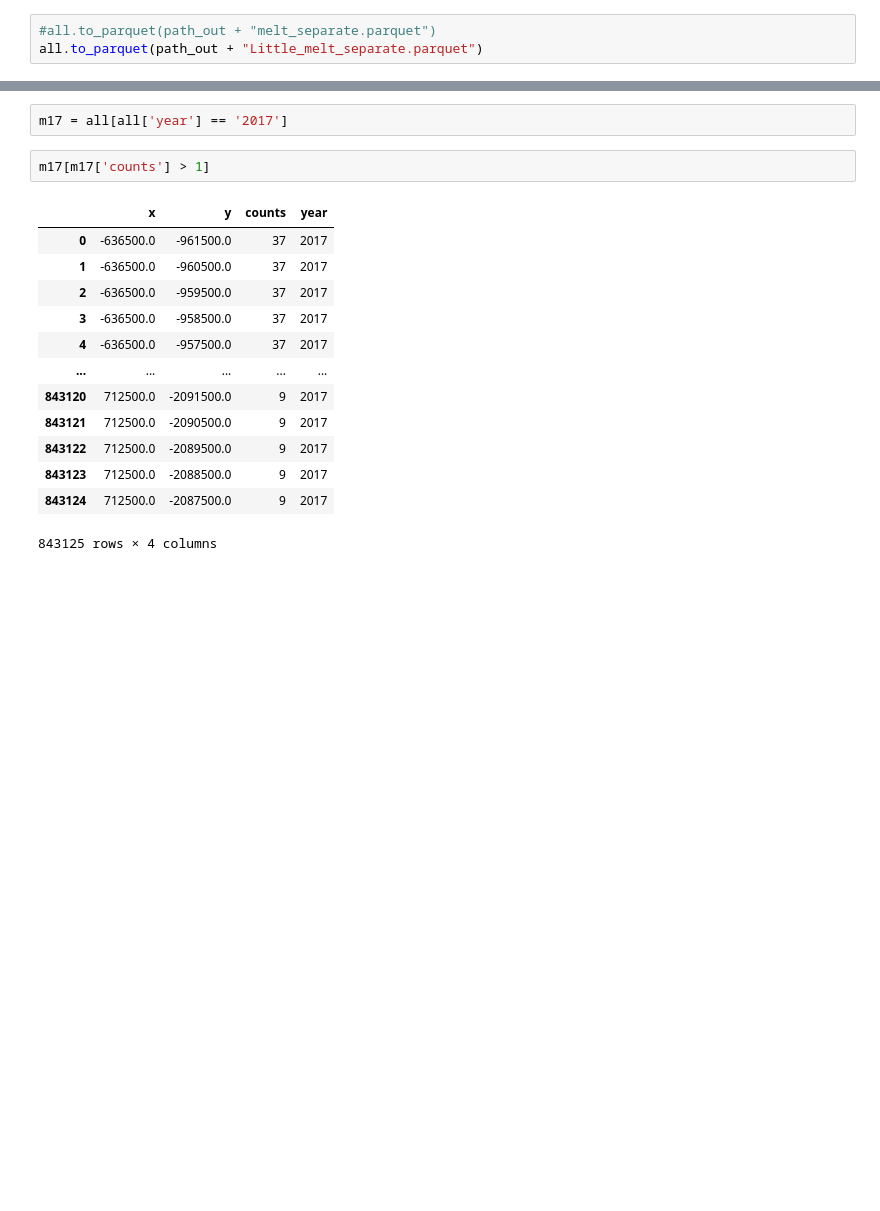
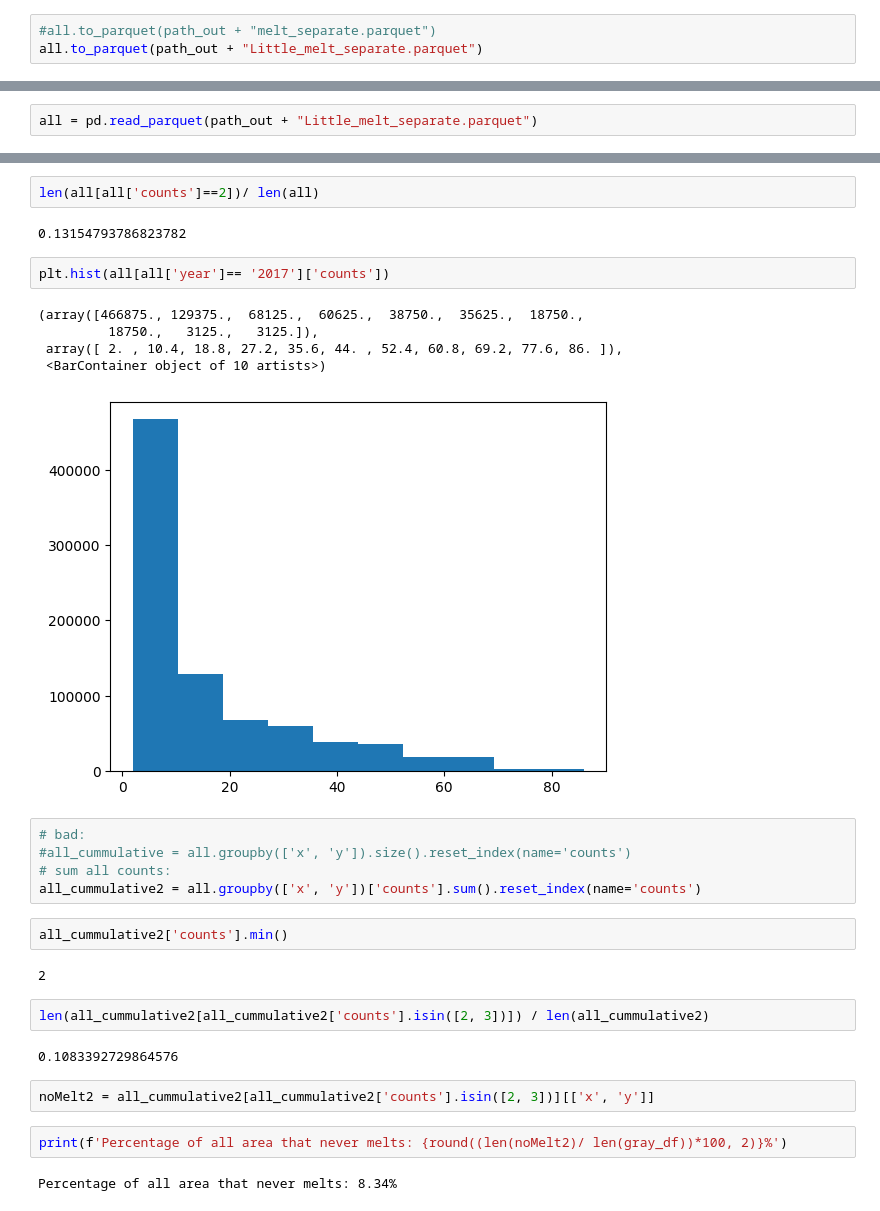
Before and after one commit to linaskerath/RP_Greenland, a Jupyter notebook: Scripts/07_2_find_non_melt_area copy.ipynb, the cells around one changed output, grey strips where cells are left out. Cells and saved outputs as stored; diff of their text form; blank space fills up the shorter version.

Commit message:
littleMelt indexes added

```diff
--- a/Scripts/07_2_find_non_melt_area copy.ipynb
+++ b/Scripts/07_2_find_non_melt_area copy.ipynb
@@ -273,0 +249,2 @@ all.to_parquet(path_out + "Little_melt_separate.parquet")
+# %%
+all = pd.read_parquet(path_out + "Little_melt_separate.parquet")
@@ -278,18 +269,31 @@ array(['2017', '2018', '2019', '2020', '2021'], dtype=object)
+# %%
+len(all[all['counts']==2])/ len(all)
+# %% [output]
+0.13154793786823782
 # %%
-m17 = all[all['year'] == '2017']
+plt.hist(all[all['year']== '2017']['counts'])
+# %% [output]
+(array([466875., 129375.,  68125.,  60625.,  38750.,  35625.,  18750.,
+         18750.,   3125.,   3125.]),
+ array([ 2. , 10.4, 18.8, 27.2, 35.6, 44. , 52.4, 60.8, 69.2, 77.6, 86. ]),
+ <BarContainer object of 10 artists>)
+[figure, added]
-# %%
-m17[m17['counts'] > 1]
-# %% [output]
-|  | x | y | counts | year |
-| 0 | -636500.0 | -961500.0 | 37 | 2017 |
-| 1 | -636500.0 | -960500.0 | 37 | 2017 |
-| 2 | -636500.0 | -959500.0 | 37 | 2017 |
-| 3 | -636500.0 | -958500.0 | 37 | 2017 |
-| 4 | -636500.0 | -957500.0 | 37 | 2017 |
-| ... | ... | ... | ... | ... |
-| 843120 | 712500.0 | -2091500.0 | 9 | 2017 |
-| 843121 | 712500.0 | -2090500.0 | 9 | 2017 |
-| 843122 | 712500.0 | -2089500.0 | 9 | 2017 |
-| 843123 | 712500.0 | -2088500.0 | 9 | 2017 |
-| 843124 | 712500.0 | -2087500.0 | 9 | 2017 |
-843125 rows × 4 columns
+# %%
+# bad:
+#all_cummulative = all.groupby(['x', 'y']).size().reset_index(name='counts')
+# sum all counts:
+all_cummulative2 = all.groupby(['x', 'y'])['counts'].sum().reset_index(name='counts')
+# %%
+all_cummulative2['counts'].min()
+# %% [output]
+2
+# %%
+len(all_cummulative2[all_cummulative2['counts'].isin([2, 3])]) / len(all_cummulative2)
+# %% [output]
+0.1083392729864576
+# %%
+noMelt2 = all_cummulative2[all_cummulative2['counts'].isin([2, 3])][['x', 'y']]
+# %%
+print(f'Percentage of all area that never melts: {round((len(noMelt2)/ len(gray_df))*100, 2)}%')
+# %% [output]
+Percentage of all area that never melts: 8.34%
```
Also changed, not shown: parts of 18 cells of this notebook.
